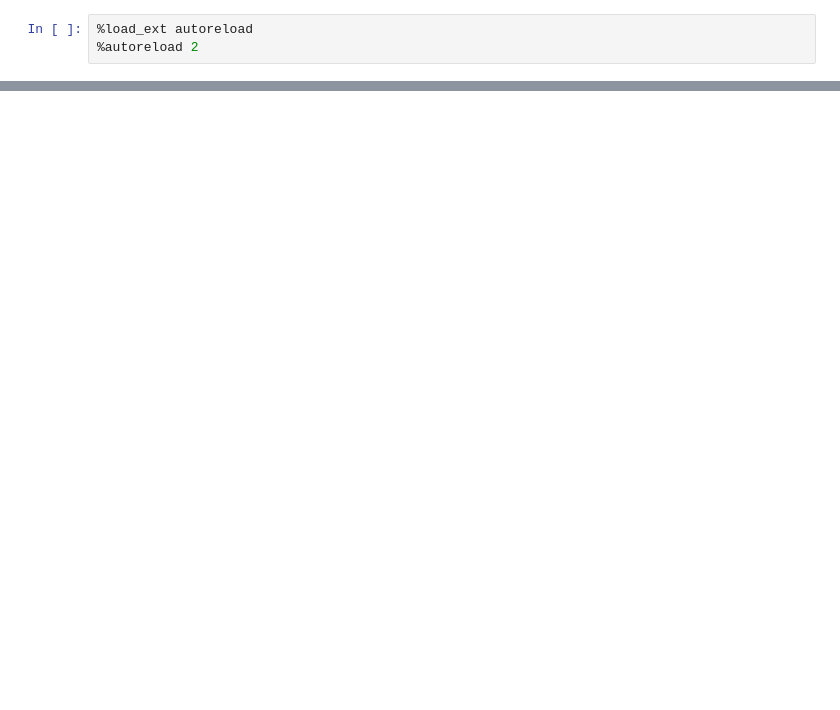
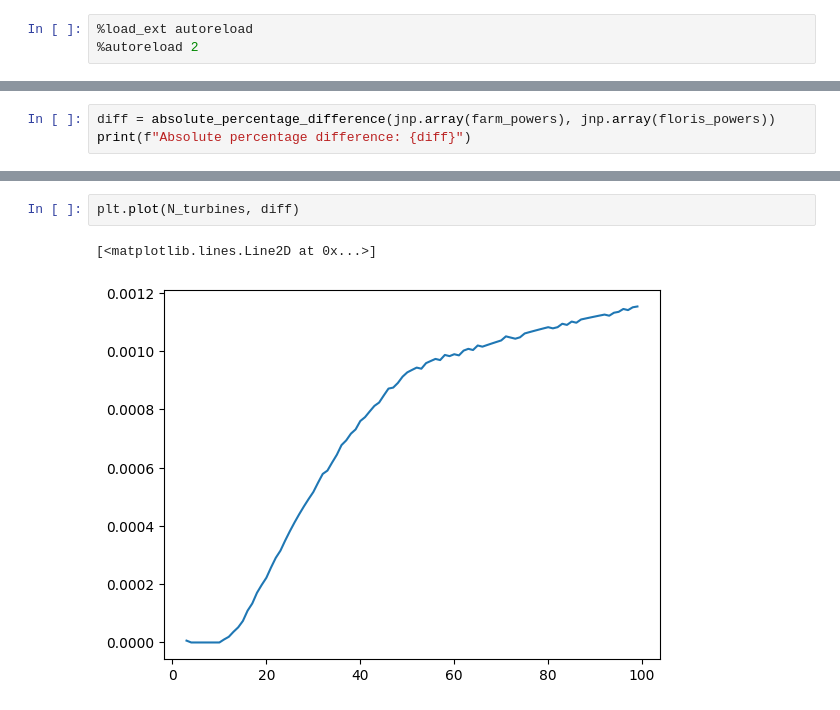
Before and after one commit to Changtze/DiffWake, a Jupyter notebook: simulation.ipynb, the cells around one changed output, grey strips where cells are left out. Saved outputs shown, nothing was run; the diff lists cells and outputs as text; blank space fills up the shorter version.

```diff
--- a/simulation.ipynb
+++ b/simulation.ipynb
@@ -82,0 +405,3 @@ Total farm power (MW): 1.9038711786270142
+# %%
+diff = absolute_percentage_difference(jnp.array(farm_powers), jnp.array(floris_powers))
+print(f"Absolute percentage difference: {diff}")
@@ -82,0 +426,5 @@ Total farm power (MW): 1.9038711786270142
+# %%
+plt.plot(N_turbines, diff)
+# %% [output]
+[<matplotlib.lines.Line2D at 0x...>]
+[figure, added]
```
Also changed, not shown: parts of 10 cells of this notebook, 2 other files.
